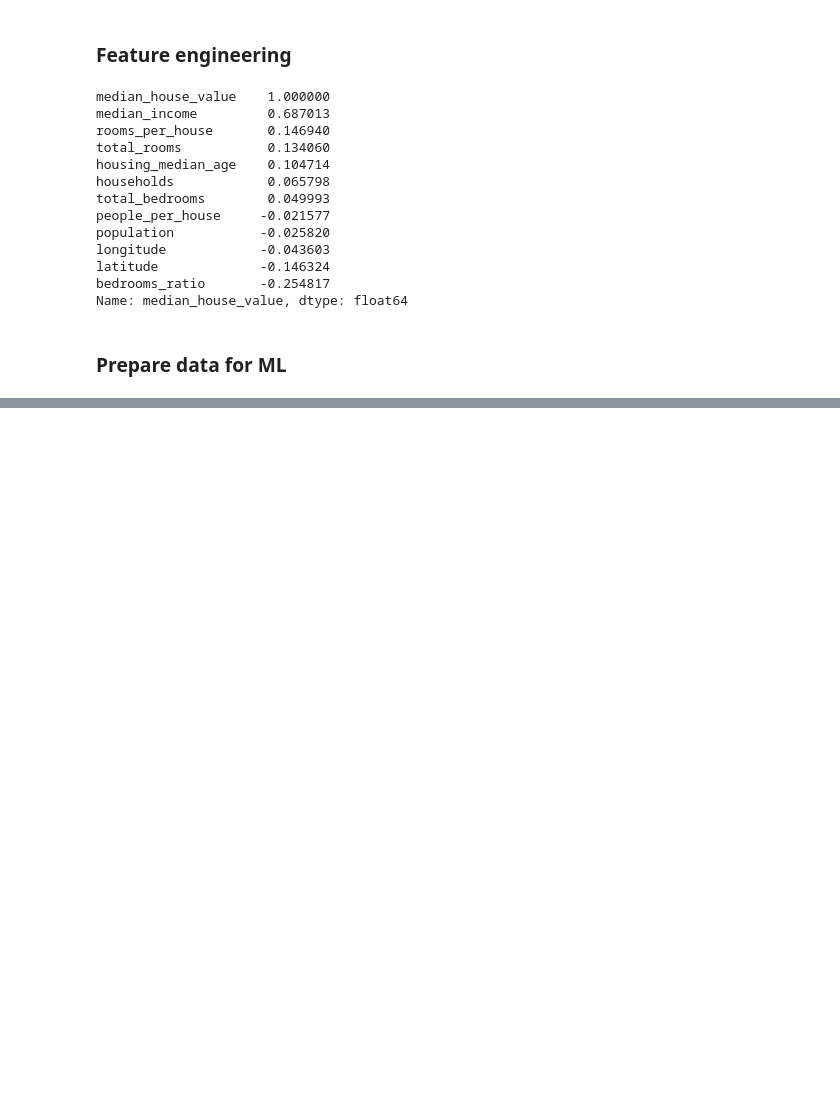
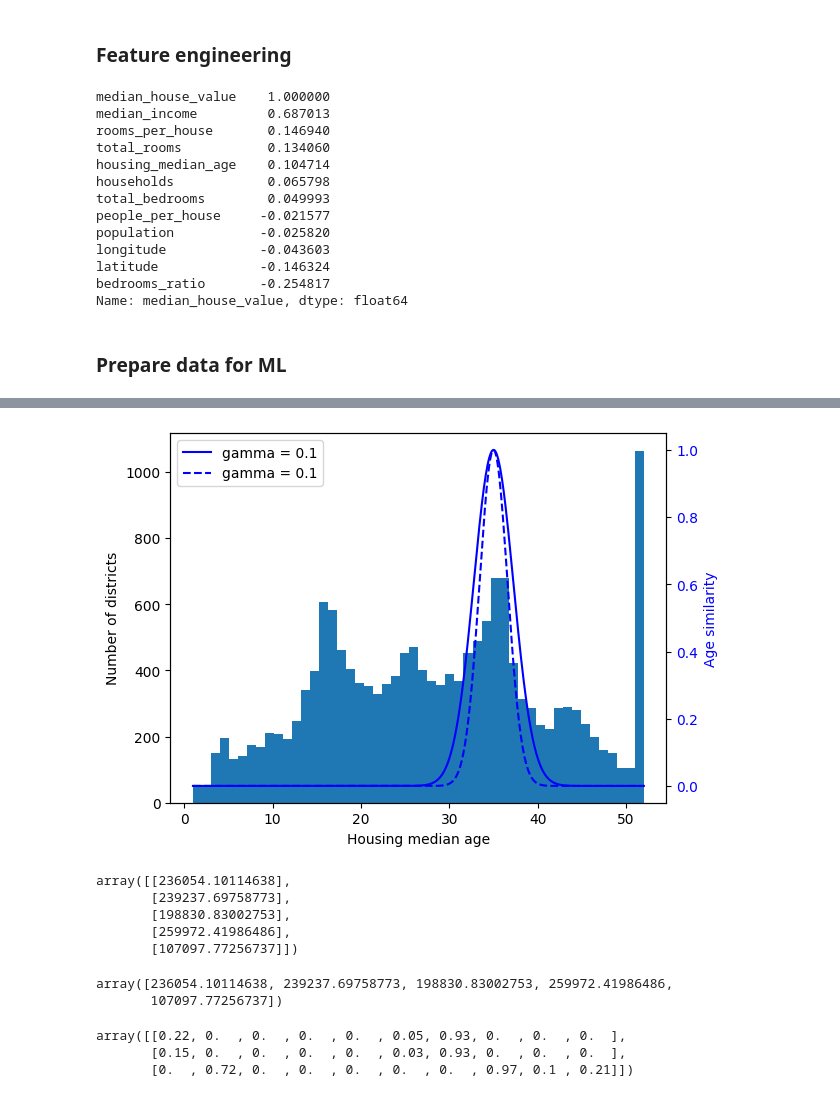
Before and after one commit to paulcarvalho/CA-housing-prices-ML, a Jupyter notebook: ca_housing_prices.ipynb, the cells around one changed output, grey strips where cells are left out. Saved outputs shown, nothing was run; the diff lists cells and outputs as text; code cells hidden in the pictures; blank space fills up the shorter version.

```diff
--- a/ca_housing_prices.ipynb
+++ b/ca_housing_prices.ipynb
@@ -160,0 +227,55 @@ housing_labels = train_set['median_house_value'].copy()
+# %%
+ages = np.linspace(housing["housing_median_age"].min(),
+                   housing["housing_median_age"].max(),
+                   500).reshape(-1,1)
+gamma1 = 0.1
+gamma2 = 0.2
+rbf1 =rbf_kernel(ages, [[35]], gamma=gamma1)
+rbf2 =rbf_kernel(ages, [[35]], gamma=gamma2)
+
+fig, ax1 = plt.subplots()
+ax1.set_xlabel("Housing median age")
+ax1.set_ylabel("Number of districts")
+ax1.hist(housing["housing_median_age"], bins=50)
+
+ax2 = ax1.twinx()
+ax2.plot(ages, rbf1, color='blue', label="gamma = 0.1")
+ax2.plot(ages, rbf2, color='blue', label="gamma = 0.1", linestyle="--")
+ax2.tick_params(axis='y', labelcolor='blue')
+ax2.set_ylabel("Age similarity", color='blue')
+plt.legend(loc="upper left")
+plt.show()
+# %% [output]
+[figure, added]
+# %%
+# Simple linear model to test inverse_transform on target value
+from sklearn.linear_model import LinearRegression
+
+target_scalar = StandardScaler()
+scaled_labels = target_scalar.fit_transform(housing_labels.to_frame())
+
+model = LinearRegression()
+model.fit(housing[["median_income"]], scaled_labels)
+some_new_data = housing[["median_income"]].iloc[:5]
+
+scaled_predictions = model.predict(some_new_data)
+predictions = target_scalar.inverse_transform(scaled_predictions)
+
+predictions
+# %% [output]
+array([[236054.10114638],
+       [239237.69758773],
+       [198830.83002753],
+       [259972.41986486],
+       [107097.77256737]])
+# %%
+# Now take a look at TransformedTargetRegressor
+from sklearn.compose import TransformedTargetRegressor
+
+model = TransformedTargetRegressor(LinearRegression(),
+                                   transformer=StandardScaler())
+model.fit(housing[["median_income"]], housing_labels)
+model.predict(some_new_data)
+# %% [output]
+array([236054.10114638, 239237.69758773, 198830.83002753, 259972.41986486,
+       107097.77256737])
@@ -160,0 +337,6 @@ housing_labels = train_set['median_house_value'].copy()
+# %%
+similarities[:3].round(2)
+# %% [output]
+array([[0.22, 0.  , 0.  , 0.  , 0.  , 0.05, 0.93, 0.  , 0.  , 0.  ],
+       [0.15, 0.  , 0.  , 0.  , 0.  , 0.03, 0.93, 0.  , 0.  , 0.  ],
+       [0.  , 0.72, 0.  , 0.  , 0.  , 0.  , 0.  , 0.97, 0.1 , 0.21]])
```
Also changed, not shown: parts of 16 cells of this notebook.
